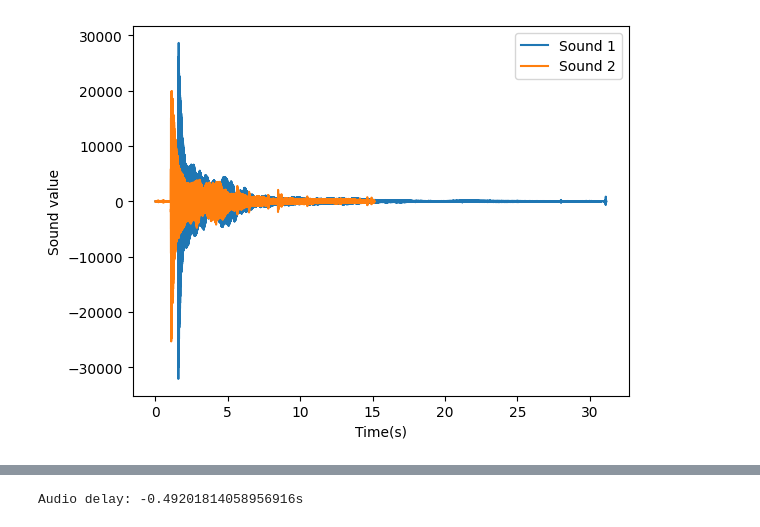
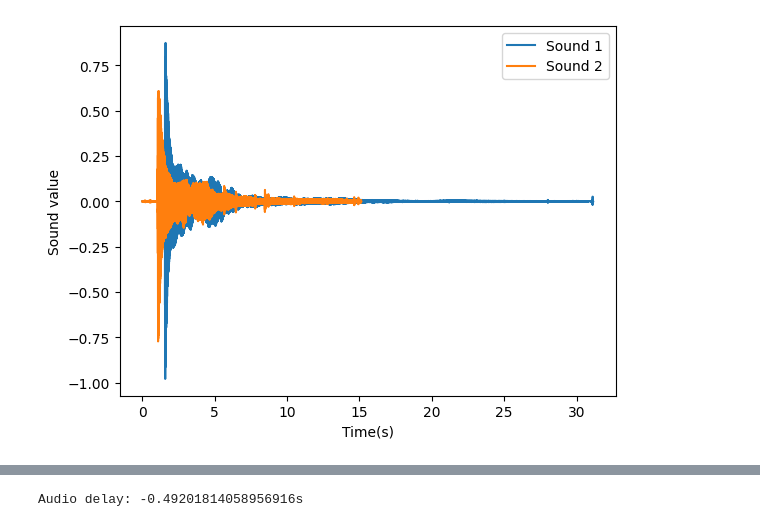
Before and after one commit to dapeef/score-sync, a Jupyter notebook: cross_correlation.ipynb, the cells around one changed output, grey strips where cells are left out. Cells and saved outputs as stored; diff of their text form; code cells hidden in the pictures.

```diff
--- a/cross_correlation.ipynb
+++ b/cross_correlation.ipynb
@@ -23,17 +20,20 @@ sound2 : np.ndarray = np.concat(([0]*100, np.arange(1, 101)/100, [0]*100)) # tri
 sampling_freq : int = 1
 sound1 : np.ndarray = np.ones(100) # top hat
 sound2 : np.ndarray = np.arange(1, 101)/100 # triangle
-# %%
-# Plot sounds
-
-plt.plot(np.arange(0, sound1.shape[0] / sampling_freq, 1/sampling_freq), sound1)
-plt.plot(np.arange(0, sound2.shape[0] / sampling_freq, 1/sampling_freq), sound2)
-plt.xlabel("Time(s)")
-plt.ylabel("Sound value")
-plt.legend(["Sound 1", "Sound 2"])
-plt.show()
-# %% [output]
-[figure, removed]
+# %%
+# Load audio files
+
+sampling_freq, sound1 = scipy.io.wavfile.read("audio/Piano C2.wav")
+sampling_freq, sound2 = scipy.io.wavfile.read("audio/Piano C2 - 2.wav")
+# Normalise sound volume
+sound1 : float = sound1 / (2.**15)
+sound2 : float = sound2 / (2.**15)
+# %%
+# Plot sounds
+
+utils.plot_sounds(sound1, sound2, sampling_freq=sampling_freq)
+# %% [output]
+[figure, added]
 # %%
 # Compute cross correlation
 
```
Also changed, not shown: parts of 5 cells of this notebook, 4 other files.
